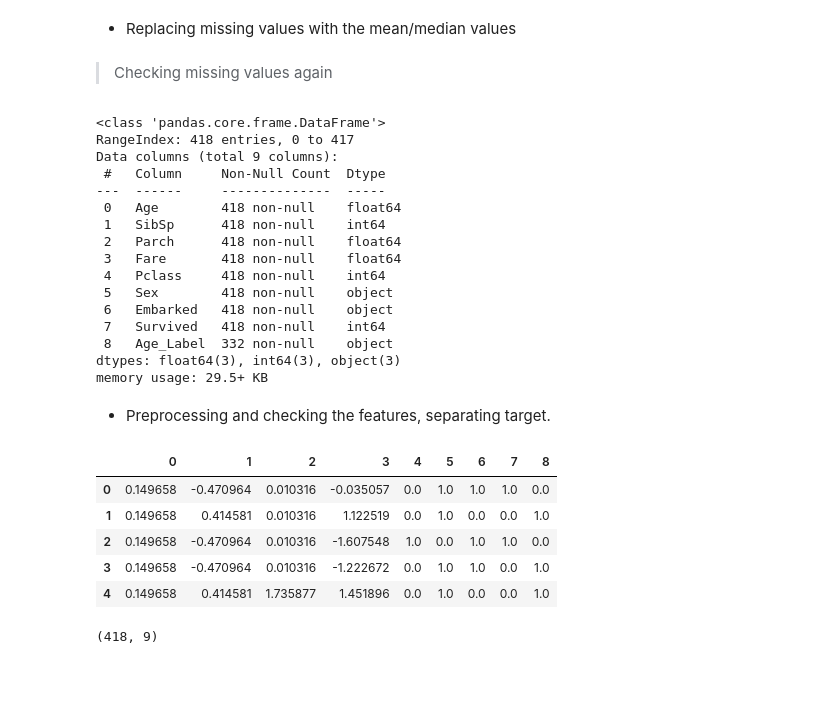
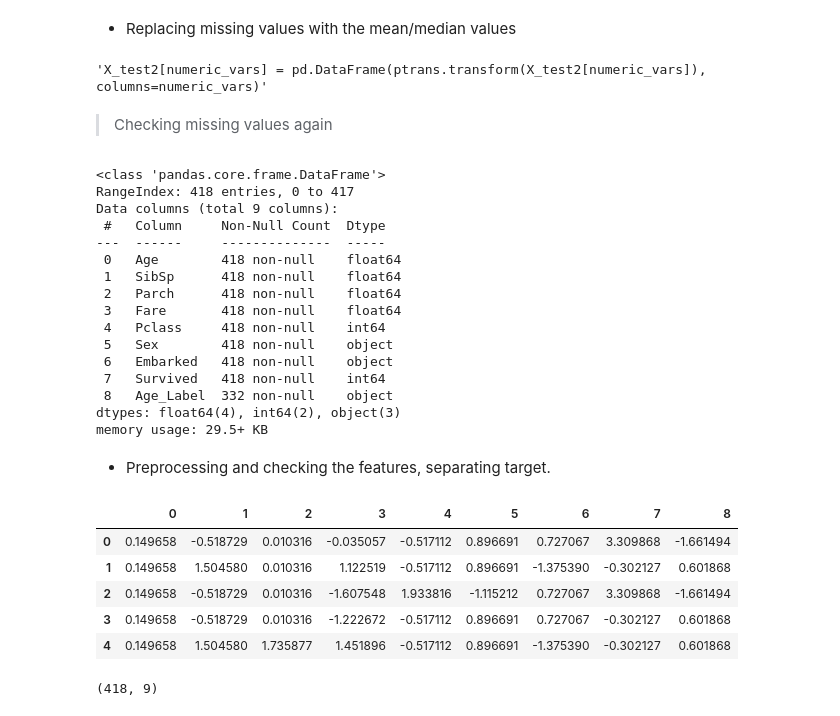
Before and after one commit to cruz-marco/titanic_kaggle, a Jupyter notebook: titanic-run.ipynb, the cells around one changed output. Drawn from its saved outputs; the diff is of its cells as text; code cells hidden in the pictures; blank space fills up the shorter version.

```diff
--- a/titanic-run.ipynb
+++ b/titanic-run.ipynb
@@ -174,11 +174,11 @@ def age_lbl(agenum):
     try:
         agenum = int(np.floor(agenum))
         ages = {
-            'baby' : tuple(range(0, 3)),
-            'kid': tuple(range(3,13)),
-            'teenager': tuple(range(13, 18)),
-            'adult': tuple(range(18, 60)),
-            'senior': tuple(range(60, 900))
+            'baby' : range(0, 3),
+            'kid': range(3,13),
+            'teenager': range(13, 18),
+            'adult': range(18, 60),
+            'senior': range(60, 900)
         }
         for key, r in ages.items():
             if agenum in r:
@@ -435,7 +443,14 @@ KstestResult(statistic=0.15872430959454165, pvalue=4.482280613823409e-20)
 ## Transforming features with best KS scored functions
 # %%
 X_transf_nums = pd.DataFrame()
-X_transf_nums['Age'] = train['Age'].apply(lambda x: np.tan(x))
-X_transf_nums['SibSp'] =  train['SibSp']
-X_transf_nums['Parch'] = train['Parch'].apply(lambda x: np.tan(x))
-X_transf_nums['Fare'] = train['Fare'].apply(lambda x: np.cos(x))
+X_transf_nums['Age'] = train['Age'].apply(np.tan)
+X_transf_nums['SibSp'] =  train['SibSp'].apply(np.sin)
+X_transf_nums['Parch'] = train['Parch'].apply(np.tan)
+X_transf_nums['Fare'] = train['Fare'].apply(np.cos)
+
+#---------------------------------------------------------------------------
+
+"""ptrans = PowerTransformer(standardize=False)
+X_transf_nums = pd.DataFrame(ptrans.fit_transform(train[numeric_vars]), columns=numeric_vars)"""
+
+X_transf_nums.hist()
@@ -486,12 +513,17 @@ nums = X_train[numeric_vars].copy()
 cats = X_train[categoric_vars].copy()
 # %%
 encoder = OneHotEncoder(drop='first', sparse=False)
-cats = pd.DataFrame(encoder.fit_transform(cats), columns=cat_names)
+encoder.fit(cats)
+scaler =  StandardScaler() #MinMaxScaler()
 
-scaler =  StandardScaler()#MinMaxScaler()
-nums = pd.DataFrame(scaler.fit_transform(nums))
+"""nums = pd.DataFrame(scaler.fit_transform(nums))
+cats = pd.DataFrame(encoder.transform(cats), columns=cat_names)
 
-pp_X_train = pd.merge(nums, cats, left_index=True, right_index=True)
+pp_X_train = pd.merge(nums, cats, left_index=True, right_index=True)"""
+
+#--------------------------------------------------------------------------------------
+cats = pd.DataFrame(encoder.transform(cats), columns=cat_names)
+pp_X_train = pd.DataFrame(scaler.fit_transform(pd.merge(nums, cats, left_index=True, right_index=True)))
 # %%
 t_nums = X_test[numeric_vars].copy()
 t_cats = X_test[categoric_vars].copy()
@@ -788,8 +832,13 @@ X_test2.at[X_test2[(X_test2['Age'].isna()) & (X_test2['Fare']>=21.1)].index, 'Ag
 X_test2.at[X_test2[X_test2['Fare'].isna()].index, 'Fare'] = 76
 # %%
 X_test2['Age'] = X_test2['Age'].apply(np.tan)
+X_test2['SibSp'] =  X_test2['SibSp'].apply(np.sin)
 X_test2['Parch'] = X_test2['Parch'].apply(np.tan)
 X_test2['Fare'] = X_test2['Fare'].apply(np.cos)
+
+"""X_test2[numeric_vars] = pd.DataFrame(ptrans.transform(X_test2[numeric_vars]), columns=numeric_vars)"""
+# %% [output]
+'X_test2[numeric_vars] = pd.DataFrame(ptrans.transform(X_test2[numeric_vars]), columns=numeric_vars)'
 # %% [markdown]
 > Checking missing values again
 # %%
@@ -801,7 +850,7 @@ Data columns (total 9 columns):
  #   Column     Non-Null Count  Dtype
 ---  ------     --------------  -----
  0   Age        418 non-null    float64
- 1   SibSp      418 non-null    int64
+ 1   SibSp      418 non-null    float64
  2   Parch      418 non-null    float64
  3   Fare       418 non-null    float64
  4   Pclass     418 non-null    int64
@@ -809,27 +858,27 @@ Data columns (total 9 columns):
  6   Embarked   418 non-null    object
  7   Survived   418 non-null    int64
  8   Age_Label  332 non-null    object
-dtypes: float64(3), int64(3), object(3)
+dtypes: float64(4), int64(2), object(3)
 memory usage: 29.5+ KB
 # %% [markdown]
 - Preprocessing and checking the features, separating target.
 # %%
 y_test2 = X_test2['Survived']
 X_test2 = X_test2[[*numeric_vars, *categoric_vars]]
 
-Xt2_nums = pd.DataFrame(scaler.transform(X_test2[numeric_vars]))
+Xt2_nums = X_test2[numeric_vars]
 Xt2_cats = pd.DataFrame(encoder.transform(X_test2[categoric_vars]), columns=cat_names)
 
-pp_X_test2 = pd.merge(Xt2_nums, Xt2_cats, left_index=True, right_index=True)
+pp_X_test2 = pd.DataFrame(scaler.transform(pd.merge(Xt2_nums, Xt2_cats, left_index=True, right_index=True)))
 
 display(pp_X_test2.head())
 # %% [output]
 |  | 0 | 1 | 2 | 3 | 4 | 5 | 6 | 7 | 8 |
-| 0 | 0.149658 | -0.470964 | 0.010316 | -0.035057 | 0.0 | 1.0 | 1.0 | 1.0 | 0.0 |
-| 1 | 0.149658 | 0.414581 | 0.010316 | 1.122519 | 0.0 | 1.0 | 0.0 | 0.0 | 1.0 |
-| 2 | 0.149658 | -0.470964 | 0.010316 | -1.607548 | 1.0 | 0.0 | 1.0 | 1.0 | 0.0 |
-| 3 | 0.149658 | -0.470964 | 0.010316 | -1.222672 | 0.0 | 1.0 | 1.0 | 0.0 | 1.0 |
-| 4 | 0.149658 | 0.414581 | 1.735877 | 1.451896 | 0.0 | 1.0 | 0.0 | 0.0 | 1.0 |
+| 0 | 0.149658 | -0.518729 | 0.010316 | -0.035057 | -0.517112 | 0.896691 | 0.727067 | 3.309868 | -1.661494 |
+| 1 | 0.149658 | 1.504580 | 0.010316 | 1.122519 | -0.517112 | 0.896691 | -1.375390 | -0.302127 | 0.601868 |
+| 2 | 0.149658 | -0.518729 | 0.010316 | -1.607548 | 1.933816 | -1.115212 | 0.727067 | 3.309868 | -1.661494 |
+| 3 | 0.149658 | -0.518729 | 0.010316 | -1.222672 | -0.517112 | 0.896691 | 0.727067 | -0.302127 | 0.601868 |
+| 4 | 0.149658 | 1.504580 | 1.735877 | 1.451896 | -0.517112 | 0.896691 | -1.375390 | -0.302127 | 0.601868 |
 # %%
 display(
     pp_X_test2.shape,
```
Also changed, not shown: parts of 18 cells of this notebook.
